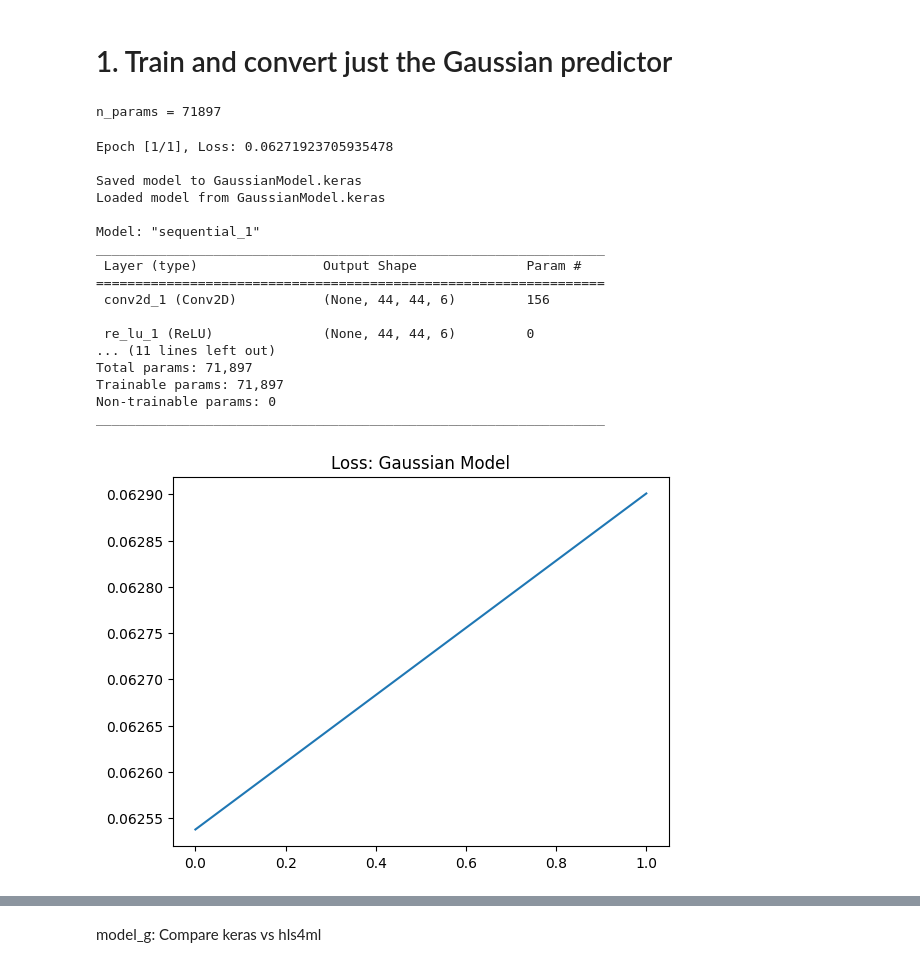
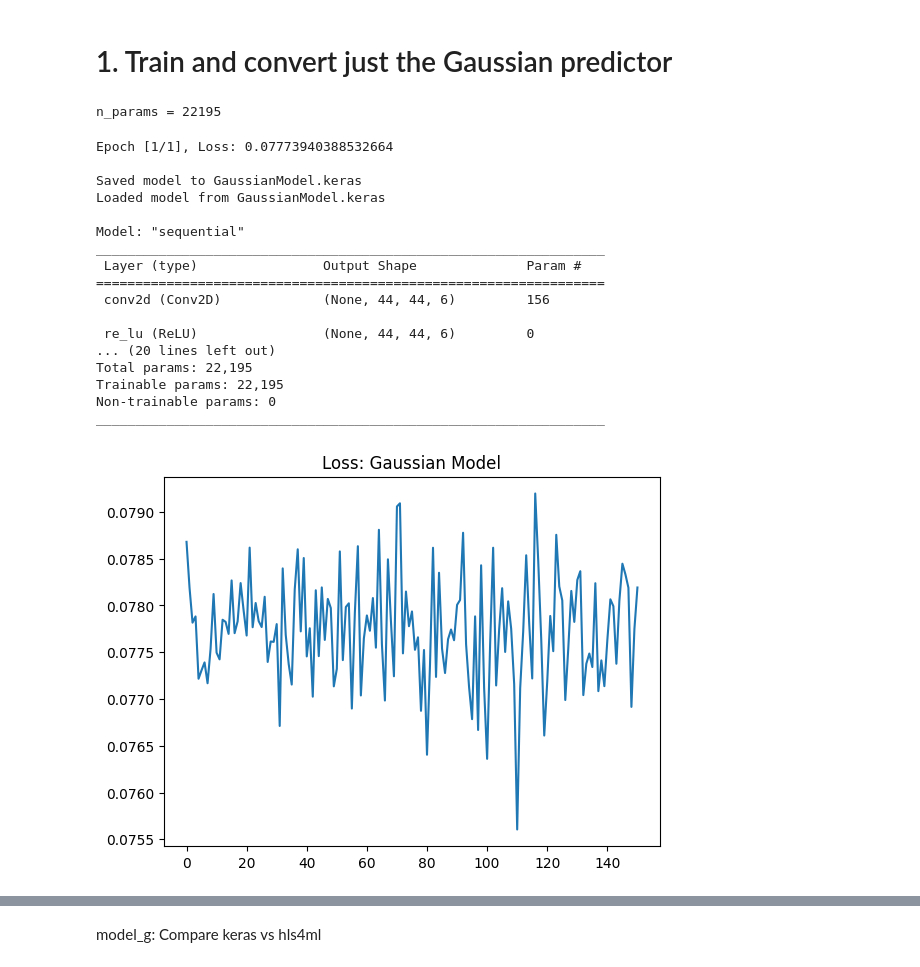
Before and after one commit to abdelabd/Rheed-GaussianModel, a Jupyter notebook: full_model_conversion.ipynb, the cells around one changed output, grey strips where cells are left out. Saved outputs shown, nothing was run; the diff lists cells and outputs as text; code cells hidden in the pictures.

```diff
--- a/full_model_conversion.ipynb
+++ b/full_model_conversion.ipynb
@@ -52,7 +52,8 @@ WARNING: Failed to import handlers from merge.py: No module named 'torch'.
 # %% [markdown]
 Globals
 # %%
-JUST_SAMPLE = True
+SAMPLE_SMALL = False
+SAMPLE_LARGE = False
 DATA_DIR = 'data'
 RHEED_DATA_FILE = DATA_DIR + '/RHEED_4848_test6.h5'
 LOAD_LABELS = True # (Takes <1 min to load, ~40 mins to generate)
@@ -70,6 +71,7 @@ CROP_BOX_COLS = 48
 
 BATCH_SIZE = 1000
 NUM_EPOCHS = 1
+LEARNING_RATE = 0.0001
 
 FP_TOTAL = 16
 FP_INT = 2
@@ -91,8 +93,11 @@ for image in raw_data:
     normalized_images.append(image / np.max(image))
 normalized_images = np.array(normalized_images).astype(np.float32)
 
-if JUST_SAMPLE:
+if SAMPLE_SMALL:
     normalized_images = normalized_images[:2000, :, :]
+elif SAMPLE_LARGE:
+    normalized_images = normalized_images[:20000, :, :]
+else: pass
 
 print(f'[Normalized Images Shape]: {normalized_images.shape}')
 
@@ -171,8 +176,12 @@ else:
         estimated_labels = [convert_parameters(params) for params in compute(*fits)]
     estimated_labels = np.array(estimated_labels).astype(np.float32)
 
-if JUST_SAMPLE:
-    estimated_labels = estimated_labels[:10]
+if SAMPLE_SMALL:
+    estimated_labels = estimated_labels[:2000]
+elif SAMPLE_LARGE:
+    estimated_labels = estimated_labels[:20000]
+else: pass
+
 print(f'[Estimated Labels Shape]: {estimated_labels.shape}')
 
 with tf.device('CPU'):
@@ -248,15 +257,22 @@ if PRINT_SAMPLE_LOSS:
 # %% [markdown]
  # 1. Train and convert just the Gaussian predictor
 # %%
-model_g = tf.keras.Sequential( # TODO: Try shrinking this.
+model_g = tf.keras.Sequential(
     [
-        tf.keras.layers.Conv2D(filters=6, kernel_size=5, strides=1, padding='valid', input_shape=(CROP_BOX_ROWS, CROP_BOX_COLS, 1)),
-        tf.keras.layers.ReLU(),
-        tf.keras.layers.MaxPool2D(pool_size=4, strides=4),
+        tf.keras.layers.Conv2D(filters=6, kernel_size=5, strides=1, padding='valid', input_shape=(CROP_BOX_ROWS, CROP_BOX_COLS, 1)) # (batch_size, height, width, channels)
+        # , tf.keras.layers.BatchNormalization(axis=1, momentum=0.1, epsilon=1e-05) # TODO: Figure out why hls4ml won't convert batchnorm
+        , tf.keras.layers.ReLU()
+        , tf.keras.layers.MaxPool2D(pool_size=4, strides=4)
 
-        tf.keras.layers.Flatten(),
-        tf.keras.layers.Dense(units=98, activation='relu'),
-        tf.keras.layers.Dense(units=5, activation='softmax')
+        , tf.keras.layers.Conv2D(filters=16, kernel_size=5, strides=1, padding='valid')
+        # , tf.keras.layers.BatchNormalization(axis=1, momentum=0.1, epsilon=1e-05) # TODO: Figure out why hls4ml won't convert batchnorm
+        , tf.keras.layers.ReLU()
+        , tf.keras.layers.MaxPool2D(pool_size=2, strides=2)
+
+        , tf.keras.layers.Flatten()
+        , tf.keras.layers.Dense(units=98, activation='relu')
+        , tf.keras.layers.Dense(units=52, activation='relu')
+        , tf.keras.layers.Dense(units=5)
     ]
 )
 model_g_checkpoint_path = "GaussianModel.keras"
@@ -268,8 +284,7 @@ losses_g = []
 if TRAIN_MODEL:
     best_loss = float('inf')
 
-    lr = 0.0001
-    optimizer = tf.keras.optimizers.Adam(learning_rate=lr)
+    optimizer = tf.keras.optimizers.Adam(learning_rate=LEARNING_RATE)
     n = 1
 
     for epoch in range(NUM_EPOCHS):
@@ -292,42 +307,42 @@ if TRAIN_MODEL:
             running_loss += loss.numpy()
         average_loss = running_loss / len(dataset)
         print(f"Epoch [{epoch+1}/{NUM_EPOCHS}], Loss: {average_loss}")
 
     if SAVE_MODEL:
         model_g.save(model_g_checkpoint_path)
         print(f"\nSaved model to {model_g_checkpoint_path}")
 
 if LOAD_MODEL:
     model_g.load_weights(model_g_checkpoint_path)
     print(f"Loaded model from {model_g_checkpoint_path}\n")
 
 model_g.summary()
 
 plt.figure()
 plt.plot(losses_g)
 plt.title('Loss: Gaussian Model')
 plt.show()
 plt.close()
 # %% [output]
-n_params = 71897
+n_params = 22195
-Epoch [1/1], Loss: 0.06271923705935478
+Epoch [1/1], Loss: 0.07773940388532664
 
 Saved model to GaussianModel.keras
 Loaded model from GaussianModel.keras
 
-Model: "sequential_1"
+Model: "sequential"
 _________________________________________________________________
  Layer (type)                Output Shape              Param #
 =================================================================
- conv2d_1 (Conv2D)           (None, 44, 44, 6)         156
+ conv2d (Conv2D)             (None, 44, 44, 6)         156
 
- re_lu_1 (ReLU)              (None, 44, 44, 6)         0
-... (11 lines left out)
-Total params: 71,897
-Trainable params: 71,897
+ re_lu (ReLU)                (None, 44, 44, 6)         0
+... (20 lines left out)
+Total params: 22,195
+Trainable params: 22,195
 Non-trainable params: 0
 _________________________________________________________________
-[figure, old version]
+[figure, new version]
 # %%
 # Generate the configuration from the Keras model
 config_g = hls4ml.utils.config_from_keras_model(model_g)
```
Also changed, not shown: parts of 17 cells of this notebook.
